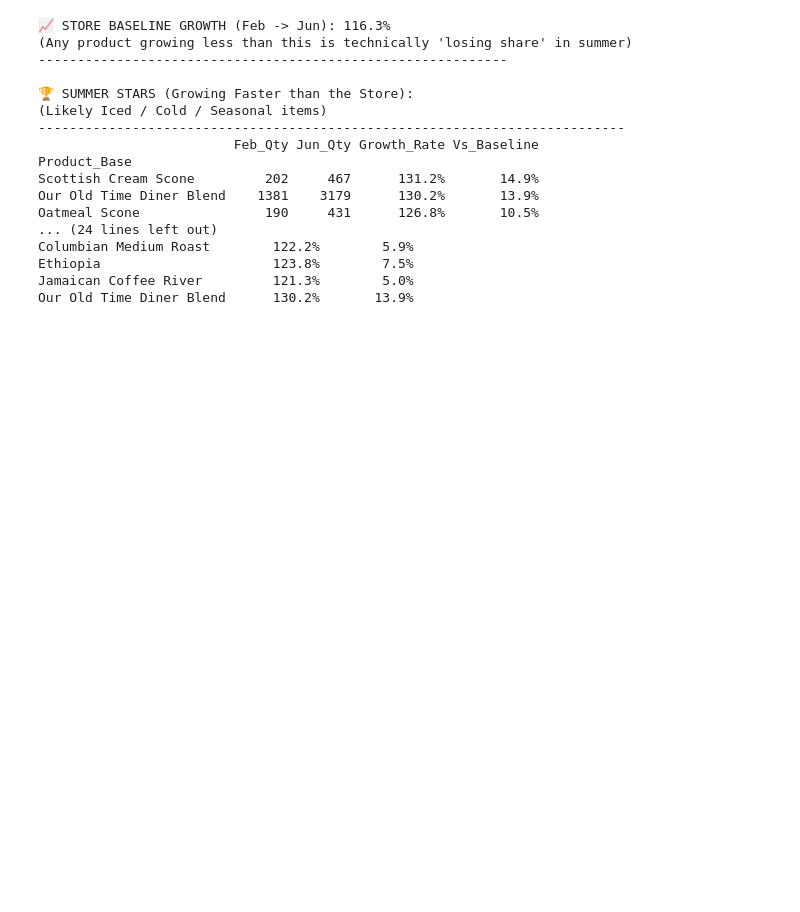
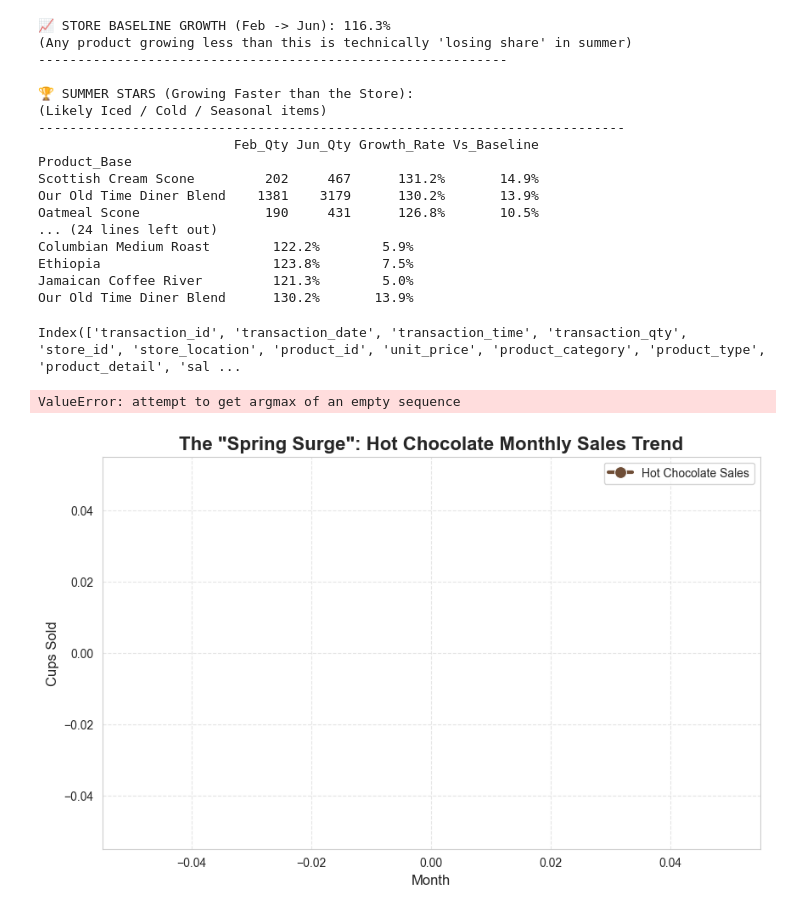
Before and after one commit to yunying-ds/coffee-sales-analysis, a Jupyter notebook: notebooks/01_exploratory_analysis.ipynb, the cells around one changed output. Cells and saved outputs as stored; diff of their text form; code cells hidden in the pictures; blank space fills up the shorter version.

```diff
--- a/notebooks/01_exploratory_analysis.ipynb
+++ b/notebooks/01_exploratory_analysis.ipynb
@@ -1896,3 +1980,76 @@ Columbian Medium Roast        122.2%        5.9%
 Ethiopia                      123.8%        7.5%
 Jamaican Coffee River         121.3%        5.0%
 Our Old Time Diner Blend      130.2%       13.9%
+# %%
+df.columns
+# %% [output]
+Index(['transaction_id', 'transaction_date', 'transaction_time', 'transaction_qty', 'store_id', 'store_location', 'product_id', 'unit_price', 'product_category', 'product_type', 'product_detail', 'sal ...
+# %%
+import matplotlib.pyplot as plt
+import seaborn as sns
+
+# 1. Filter Data for "Hot Chocolate" (All sizes)
+# We use str.contains to capture "Hot Chocolate Sm", "Rg", "Lg" all at once
+hot_cocoa_df = df[df["product_type"] == "Hot Chocolate"].copy()
+
+# 2. Extract Month for Grouping
+# Create a 'Month_Num' for correct sorting (1-12) and 'Month_Name' for labeling (Jan-Dec)
+hot_cocoa_df["Month_Num"] = hot_cocoa_df["transaction_date"].dt.month
+hot_cocoa_df["Month_Name"] = hot_cocoa_df["transaction_date"].dt.strftime("%b")
+
+# 3. Aggregate Sales Quantity by Month
+cocoa_trend = (
+    hot_cocoa_df.groupby(["Month_Num", "Month_Name"])["transaction_qty"]
+    .sum()
+    .reset_index()
+)
+
+# 4. Visualization
+plt.figure(figsize=(10, 6))
+
+# Plot the line chart
+sns.lineplot(
+    data=cocoa_trend,
+    x="Month_Name",
+    y="transaction_qty",
+    marker="o",
+    markersize=10,
+    linewidth=3,
+    color="#6F4E37",  # A nice "Chocolate Brown" color 🍫
+    label="Hot Chocolate Sales",
+)
+
+# 5. Add Annotations & Formatting
+plt.title(
+    'The "Spring Surge": Hot Chocolate Monthly Sales Trend',
+    fontsize=16,
+    fontweight="bold",
+)
+plt.xlabel("Month", fontsize=12)
+plt.ylabel("Cups Sold", fontsize=12)
+plt.grid(True, linestyle="--", alpha=0.5)
+
+# Highlight the Peak (likely April or May)
+max_val = cocoa_trend["transaction_qty"].max()
+max_month = cocoa_trend.loc[cocoa_trend["transaction_qty"].idxmax(), "Month_Name"]
+
+plt.annotate(
+    f"Peak Season!\n({max_month}: {int(max_val)} cups)",
+    xy=(max_month, max_val),
+    xytext=(max_month, max_val + 50),
+    arrowprops=dict(facecolor="black", shrink=0.05),
+    fontsize=11,
+    fontweight="bold",
+    color="#D32F2F",  # Red text for emphasis
+)
+
+plt.tight_layout()
+plt.show()
+
+# 6. Print the data table to confirm numbers
+print("🍫 Hot Chocolate Monthly Sales:")
+print("-" * 30)
+print(cocoa_trend[["Month_Name", "transaction_qty"]].to_string(index=False))
+# %% [output]
+ValueError: attempt to get argmax of an empty sequence
+[figure, added]
```
Also changed, not shown: parts of 1 cell of this notebook, 2 other files.
